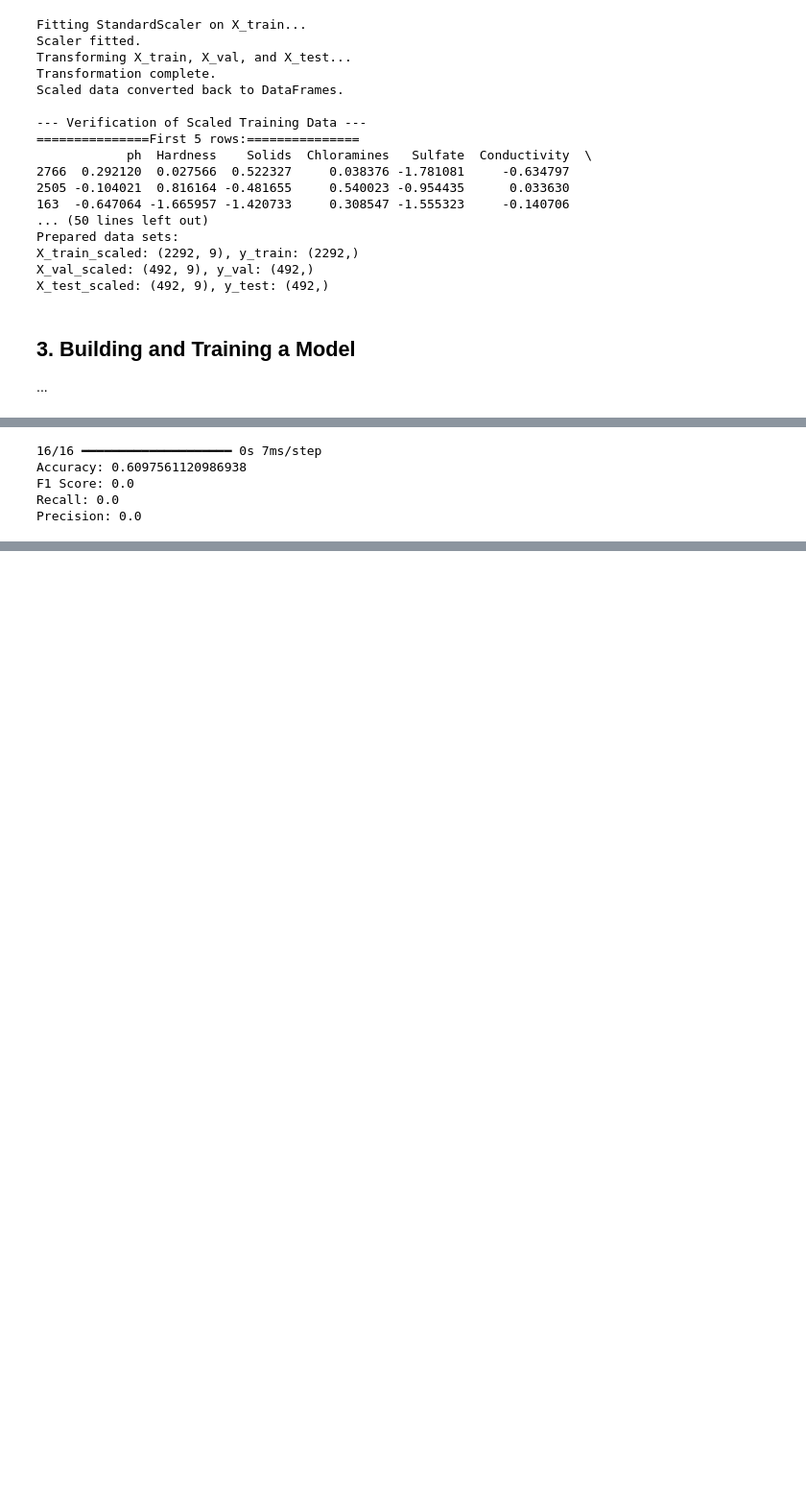
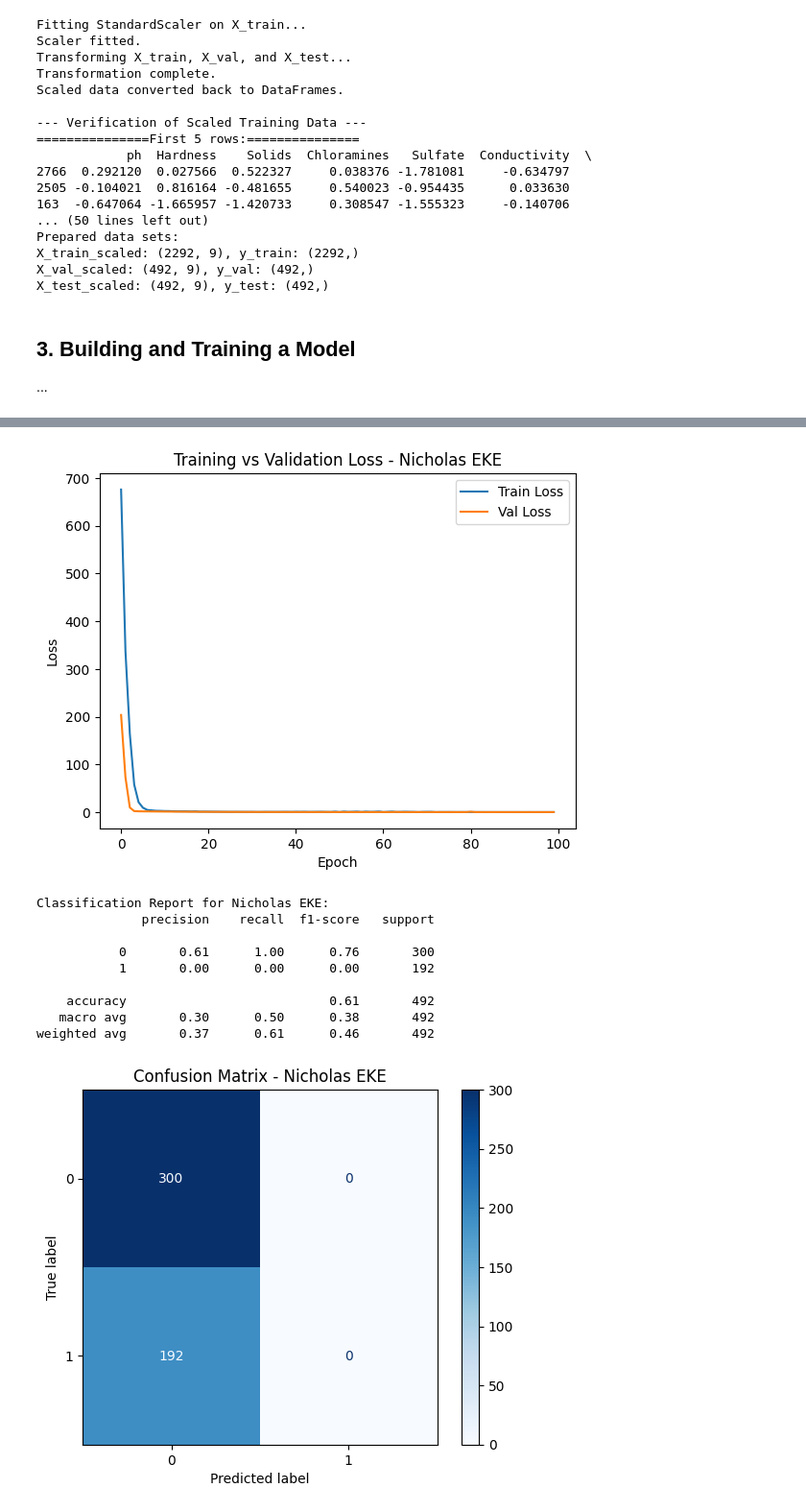
Before and after one commit to Christianib003/water-quality-model, a Jupyter notebook: Nicholas_Eke_water_quality_model.ipynb, the cells around one changed output, grey strips where cells are left out. Shown at 96% size. Cells and saved outputs as stored; diff of their text form; code cells hidden in the pictures; blank space fills up the shorter version.

Commit message:
write report

```diff
--- a/Nicholas_Eke_water_quality_model.ipynb
+++ b/Nicholas_Eke_water_quality_model.ipynb
@@ -349,11 +350,15 @@ model.compile(
 early_stop = EarlyStopping(monitor='val_loss', patience=5, restore_best_weights=True)
 # %%
 # Train model
+model = model_nicholas_eke()
+callback = tf.keras.callbacks.EarlyStopping(monitor='val_loss', patience=5, restore_best_weights=True)
+
 history = model.fit(
-    X_train_scaled, y_train,
-    validation_data=(X_val_scaled, y_val),
+    X_train, y_train,
+    validation_data=(X_val, y_val),
     epochs=100,
-    callbacks=[early_stop],
+    batch_size=32,
+    callbacks=[callback],
     verbose=1
 )
 # %% [output]
@@ -377,18 +383,27 @@ Epoch 25/100
-# %%
-# Evaluate
-y_pred = (model.predict(X_test_scaled) > 0.5).astype("int32")
-loss, accuracy = model.evaluate(X_test_scaled, y_test, verbose=0)
-f1 = f1_score(y_test, y_pred)
-recall = recall_score(y_test, y_pred)
-precision = precision_score(y_test, y_pred)
-
-print("Accuracy:", accuracy)
-print("F1 Score:", f1)
-print("Recall:", recall)
-print("Precision:", precision)
-# %% [output]
-16/16 ━━━━━━━━━━━━━━━━━━━━ 0s 7ms/step
-Accuracy: 0.6097561120986938
-F1 Score: 0.0
-Recall: 0.0
-Precision: 0.0
+# %%
+import matplotlib.pyplot as plt
+from sklearn.metrics import classification_report, confusion_matrix, ConfusionMatrixDisplay
+
+# Predictions
+y_pred = (model.predict(X_test) > 0.5).astype("int32")
+
+# Accuracy and Loss Plot
+plt.plot(history.history['loss'], label='Train Loss')
+plt.plot(history.history['val_loss'], label='Val Loss')
+plt.title("Training vs Validation Loss - Nicholas EKE")
+plt.xlabel("Epoch")
+plt.ylabel("Loss")
+plt.legend()
+plt.show()
+
+# Evaluation Metrics
+print("Classification Report for Nicholas EKE:")
+print(classification_report(y_test, y_pred))
+
+# Confusion Matrix
+cm = confusion_matrix(y_test, y_pred)
+disp = ConfusionMatrixDisplay(confusion_matrix=cm)
+disp.plot(cmap=plt.cm.Blues)
+plt.title("Confusion Matrix - Nicholas EKE")
+plt.show()
+# %% [output]
@@ -395,3 +411,14 @@ Precision: 0.0
+[figure, added]
+Classification Report for Nicholas EKE:
+              precision    recall  f1-score   support
+
+           0       0.61      1.00      0.76       300
+           1       0.00      0.00      0.00       192
+
+    accuracy                           0.61       492
+   macro avg       0.30      0.50      0.38       492
+weighted avg       0.37      0.61      0.46       492
+[figure, added]
 # %% [markdown]
 | Train Instance | Engineer Name | Regularizer | Optimizer | Early Stopping | Dropout Rate | Learning Rate | Accuracy | F1 Score | Recall | Precision |
 | -------------- | ------------- | ----------- | --------- | -------------- | ------------ | ------------- | -------- | -------- | ------ | --------- |
```
Also changed, not shown: parts of 7 cells of this notebook.
